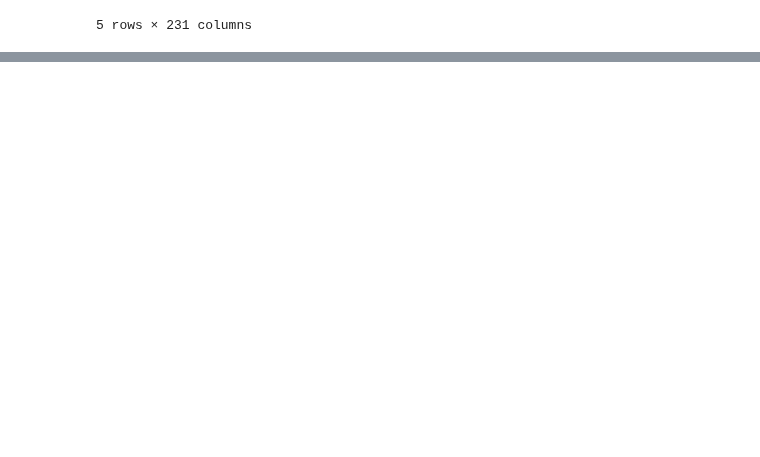
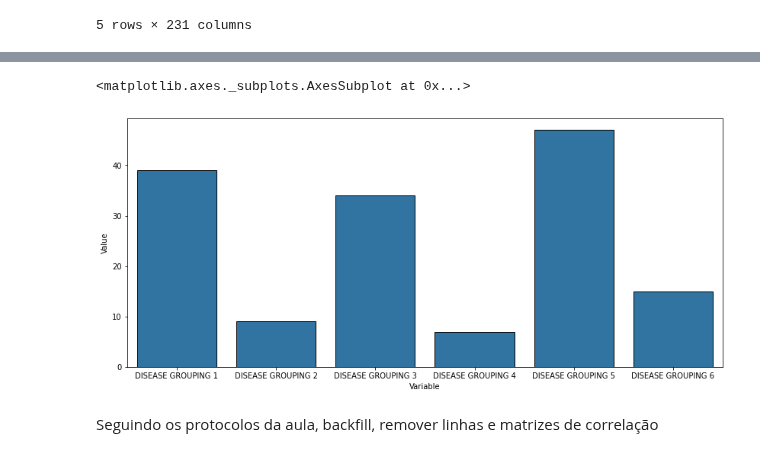
Before and after one commit to RPGraciotti/BootCampAlura, a Jupyter notebook: Projeto_final/Exploratoria.ipynb, the cells around one changed output, grey strips where cells are left out. Saved outputs shown, nothing was run; the diff lists cells and outputs as text; code cells hidden in the pictures; blank space fills up the shorter version.

```diff
--- a/Projeto_final/Exploratoria.ipynb
+++ b/Projeto_final/Exploratoria.ipynb
@@ -111,0 +76,10 @@ df_kg.melt("PATIENT_VISIT_IDENTIFIER", var_name = )
+# %%
+plt.figure(figsize = (14, 6))
+sns.barplot(data = df_sp.loc[:,"DISEASE GROUPING 1":"DISEASE GROUPING 6"].melt().rename(columns = str.title),
+            x = "Variable", y = "Value",
+            ci = None, color = "#1f77b4", edgecolor = "black", estimator = sum)
+# %% [output]
+<matplotlib.axes._subplots.AxesSubplot at 0x...>
+[figure, added]
+# %% [markdown]
+Seguindo os protocolos da aula, backfill, remover linhas e matrizes de correlação
```
Also changed, not shown: parts of 27 cells of this notebook.
